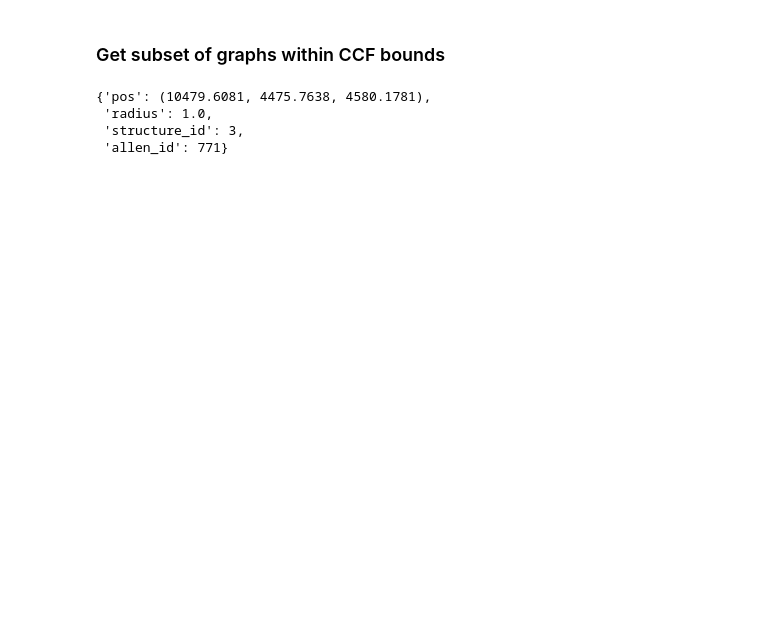
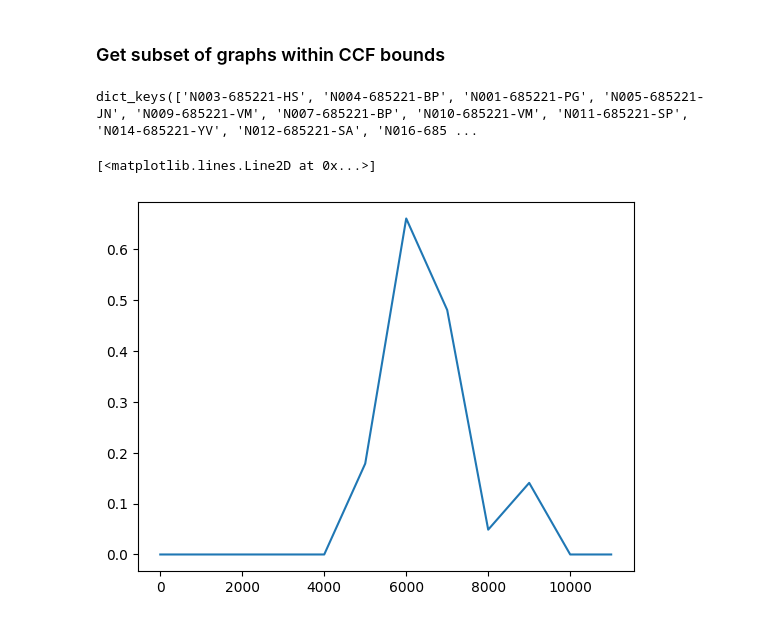
Before and after one commit to AllenNeuralDynamics/aind-LC-morphologies_supplemental_figure, a Jupyter notebook: code/MAPseq Alignment.ipynb, the cells around one changed output. Saved outputs shown, nothing was run; the diff lists cells and outputs as text; code cells hidden in the pictures; blank space fills up the shorter version.

```diff
--- a/code/MAPseq Alignment.ipynb
+++ b/code/MAPseq Alignment.ipynb
@@ -109,15 +77,0 @@ for key, val in id_to_path.items():
-# %%
-graphs["N018-685221-DS"].nodes[383]
-# %% [output]
-{'pos': (10479.6081, 4475.7638, 4580.1781),
- 'radius': 1.0,
- 'structure_id': 3,
- 'allen_id': 771}
-# %%
-for i, graph in graphs.items():
-    # Assemble all nodes and edges
-    nodes = graph.nodes(data=True)
-    edges = graph.edges()
-
-    regions = {node['allen_id'] for _, node in nodes}
-    region_lengths = {}
@@ -123,0 +100,43 @@ for i, graph in graphs.items():
+# %%
+# graph = graphs["N039-685221-YV"]
+# graph = graphs["N025-685221-PG"]
+# graph = graphs["N014-685221-YV"]
+# graph = graphs["N017-685221-HS"]
+
+# Set position bounds
+posBounds = np.arange(0,13000,1000)
+
+# Initialize dict for storing results
+graphPosDict = {}
+
+for name, graph in graphs.items():
+
+    # Assemble all nodes and edges
+    nodes = graph.nodes(data=True)
+    edges = graph.edges()
+
+    # Subset to nodes in cortex
+    ctxNodes = [n for n, d in nodes if id_to_roi[d.get("allen_id")] == acronym_to_id["Isocortex"]]
+
+    # Get length between various position bounds
+    posLength = {}
+    for i in range(len(posBounds)-1):
+        useNodes = [n for n in ctxNodes if (graph.nodes[n]["pos"][0] > posBounds[i]) & (graph.nodes[n]["pos"][0] <= posBounds[i+1])]
+        edgesInBounds = [(u, v) for u, v in edges if u in useNodes or v in useNodes]
+        posLength[posBounds[i]] = sum(graph[u][v]['weight'] for u, v in edgesInBounds) / 10000
+
+    graphPosDict[name] = posLength
+# %%
+graphPosDict.keys()
+# %% [output]
+dict_keys(['N003-685221-HS', 'N004-685221-BP', 'N001-685221-PG', 'N005-685221-JN', 'N009-685221-VM', 'N007-685221-BP', 'N010-685221-VM', 'N011-685221-SP', 'N014-685221-YV', 'N012-685221-SA', 'N016-685 ...
+# %%
+# name = "N039-685221-YV"
+# name = "N025-685221-PG"
+# name = "N014-685221-YV"
+name = "N017-685221-HS"
+posLength = graphPosDict[name]
+plt.plot(posLength.keys(),posLength.values())
+# %% [output]
+[<matplotlib.lines.Line2D at 0x...>]
+[figure, added]
```
Also changed, not shown: parts of 18 cells of this notebook, 2 other files.
